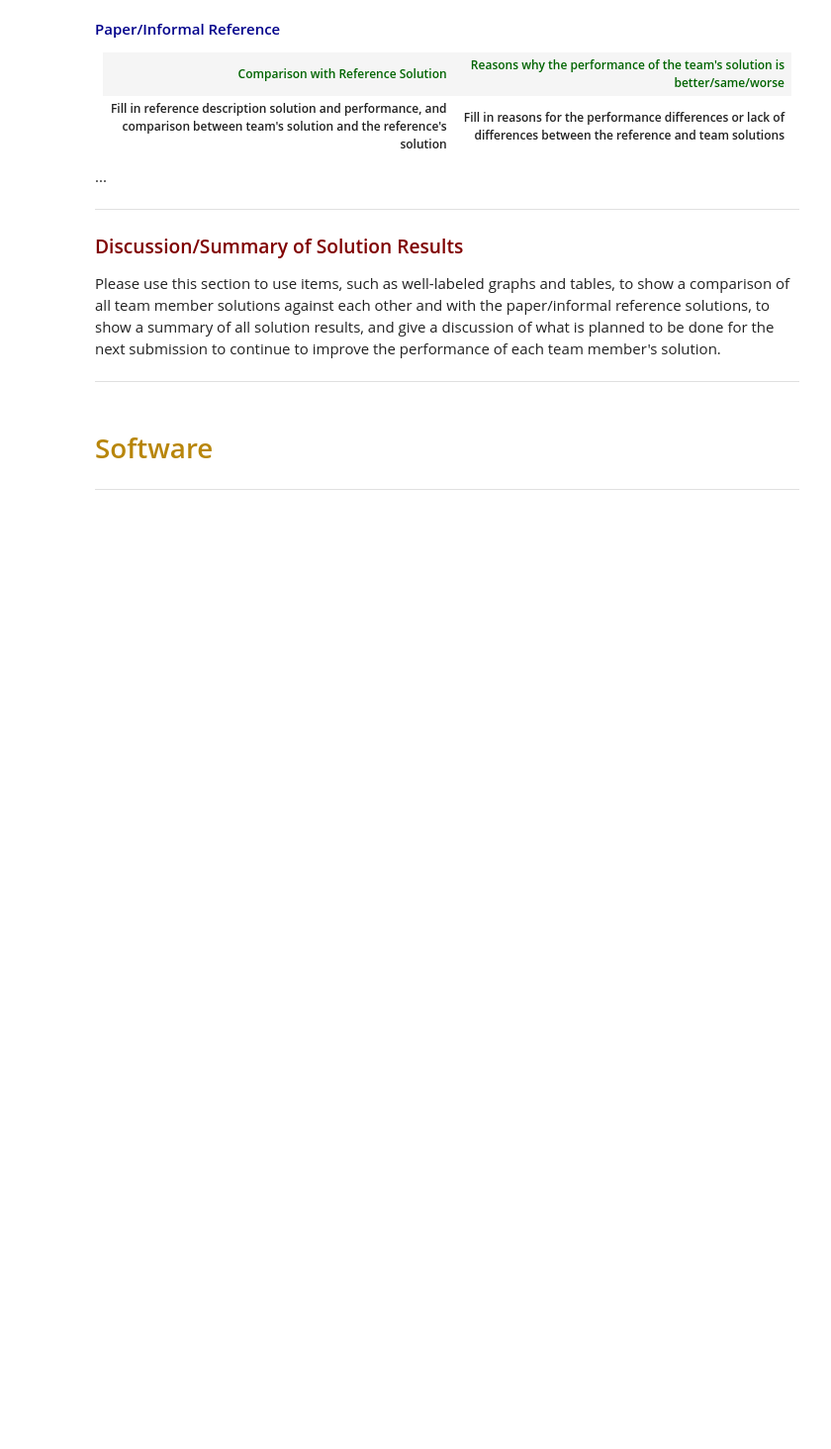
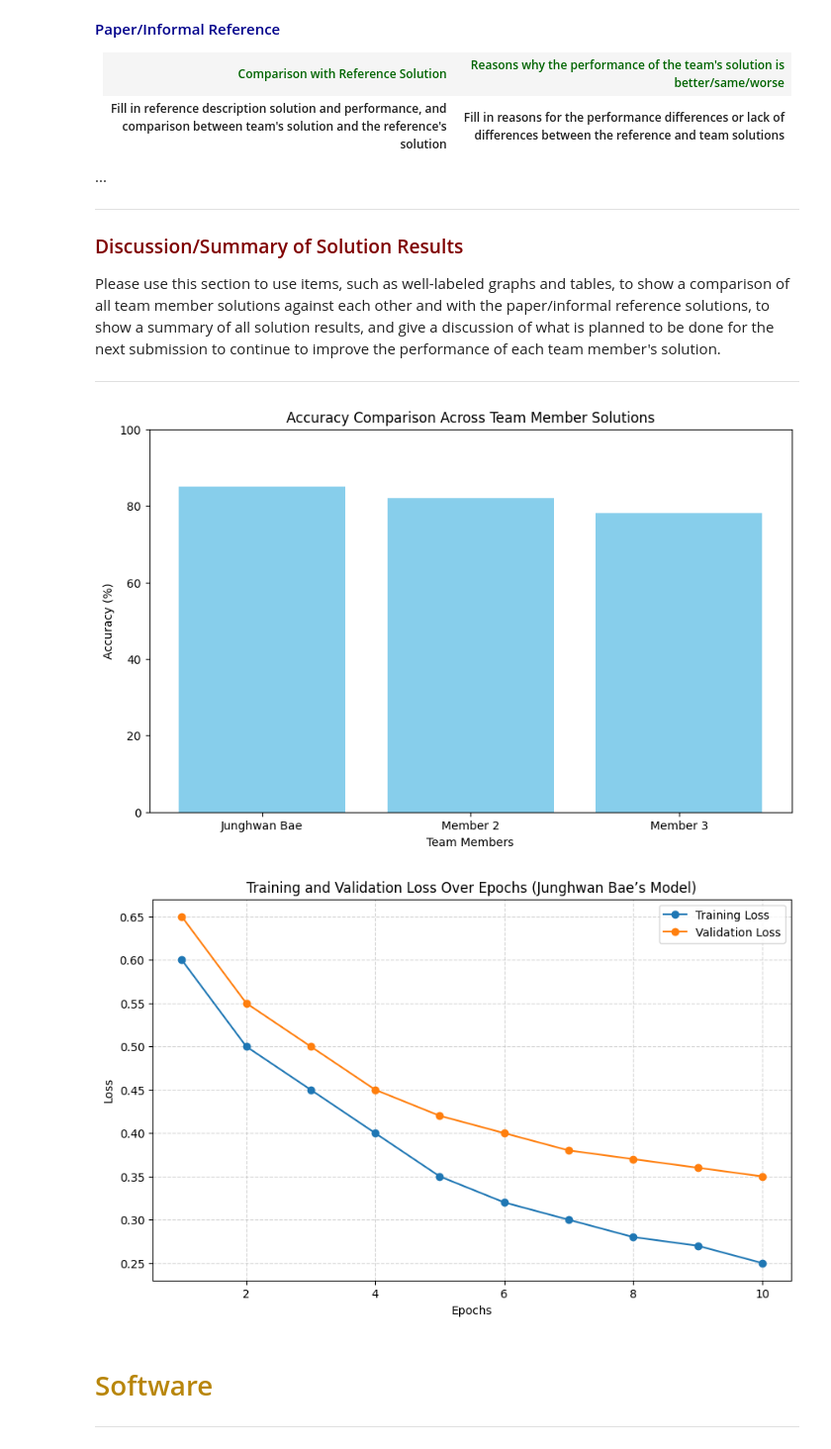
Before and after one commit to EthanHoman/Handwriting_Detection, a Jupyter notebook: Handwriting Detector_project_submission_2_FINAL_VER.ipynb, the cells around one changed output. Shown: that part at 99% size. Saved outputs shown, nothing was run; the diff lists cells and outputs as text; code cells hidden in the pictures; blank space fills up the shorter version.

Commit message:
Update Current Solution Status and make bar chart on Discussion/Summary of Solution Results

```diff
--- a/Handwriting Detector_project_submission_2_FINAL_VER.ipynb
+++ b/Handwriting Detector_project_submission_2_FINAL_VER.ipynb
@@ -430,6 +434,46 @@ Each team member plans to apply an AI solution to the problem and has the follow
 <p>Please use this section to use items, such as well-labeled graphs and tables, to show a comparison of all team member solutions against each other and with the paper/informal reference solutions, to show a summary of all solution results, and give a discussion of what is planned to be done for the next submission to continue to improve the performance of each team member's solution.</p>
 
 <hr>
+# %%
+import matplotlib.pyplot as plt
+import numpy as np
+
+# Example data for team member performance
+team_members = ['Junghwan Bae', 'Member 2', 'Member 3']
+accuracy = [85, 82, 78]  # Example accuracies for each team member
+precision = [0.84, 0.80, 0.77]
+recall = [0.85, 0.81, 0.78]
+f1_score = [0.84, 0.80, 0.77]
+
+# Creating a bar chart for Accuracy Comparison
+plt.figure(figsize=(10, 6))
+plt.bar(team_members, accuracy, color='skyblue')
+plt.xlabel('Team Members')
+plt.ylabel('Accuracy (%)')
+plt.title('Accuracy Comparison Across Team Member Solutions')
+plt.ylim(0, 100)  # Setting y-axis from 0 to 100
+plt.show()
+
+# Example data for loss curves (for Junghwan Bae's model)
+epochs = np.arange(1, 11)
+train_loss = [0.6, 0.5, 0.45, 0.4, 0.35, 0.32, 0.3,
+              0.28, 0.27, 0.25]  # Example training loss values
+val_loss = [0.65, 0.55, 0.5, 0.45, 0.42, 0.4, 0.38,
+            0.37, 0.36, 0.35]  # Example validation loss values
+
+# Creating a line chart for Loss Curves
+plt.figure(figsize=(10, 6))
+plt.plot(epochs, train_loss, label='Training Loss', marker='o')
+plt.plot(epochs, val_loss, label='Validation Loss', marker='o')
+plt.xlabel('Epochs')
+plt.ylabel('Loss')
+plt.title('Training and Validation Loss Over Epochs (Junghwan Bae’s Model)')
+plt.legend()
+plt.grid(visible=True, linestyle='--', alpha=0.5)
+plt.show()
+# %% [output]
+[figure, added]
+[figure, added]
 # %% [markdown]
 
 <h1 style="color: darkgoldenrod">Software</h1>
```
Also changed, not shown: parts of 1 cell of this notebook.
